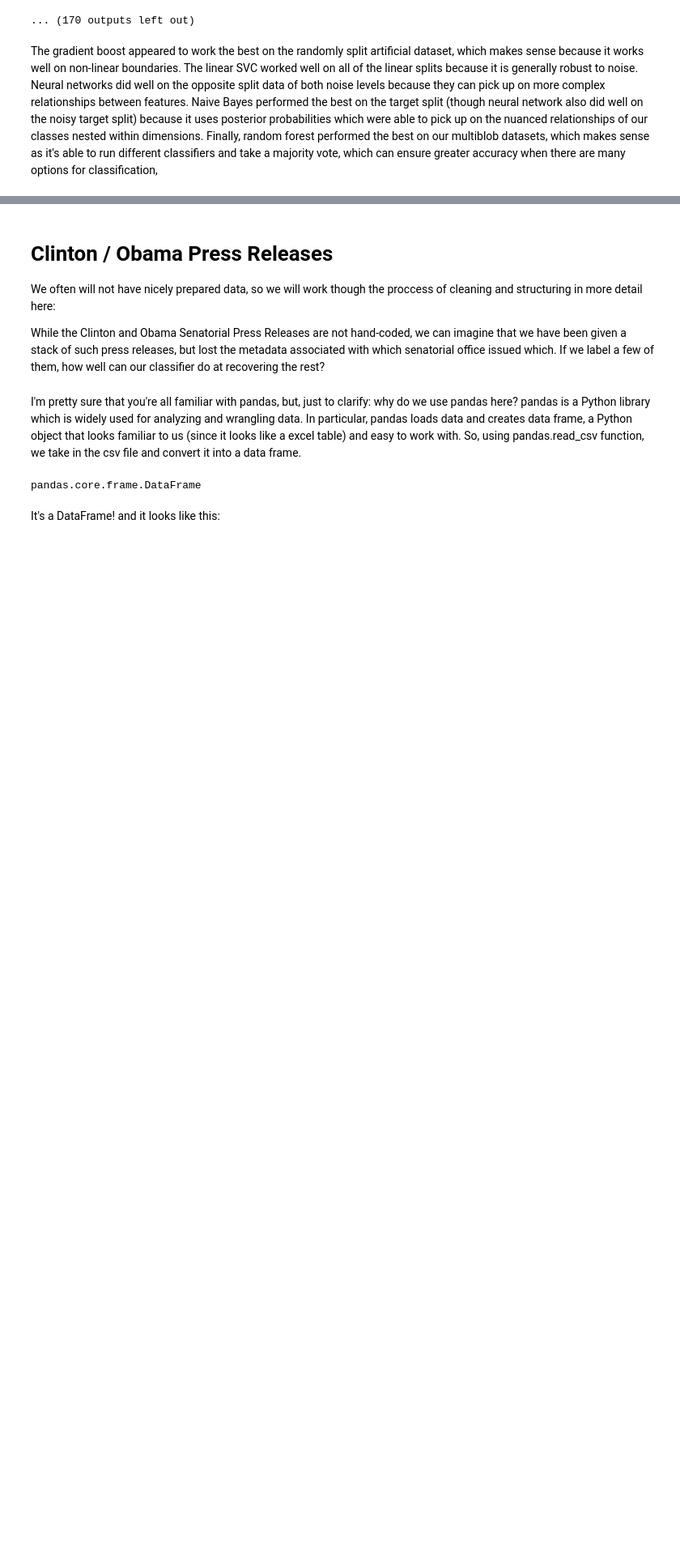
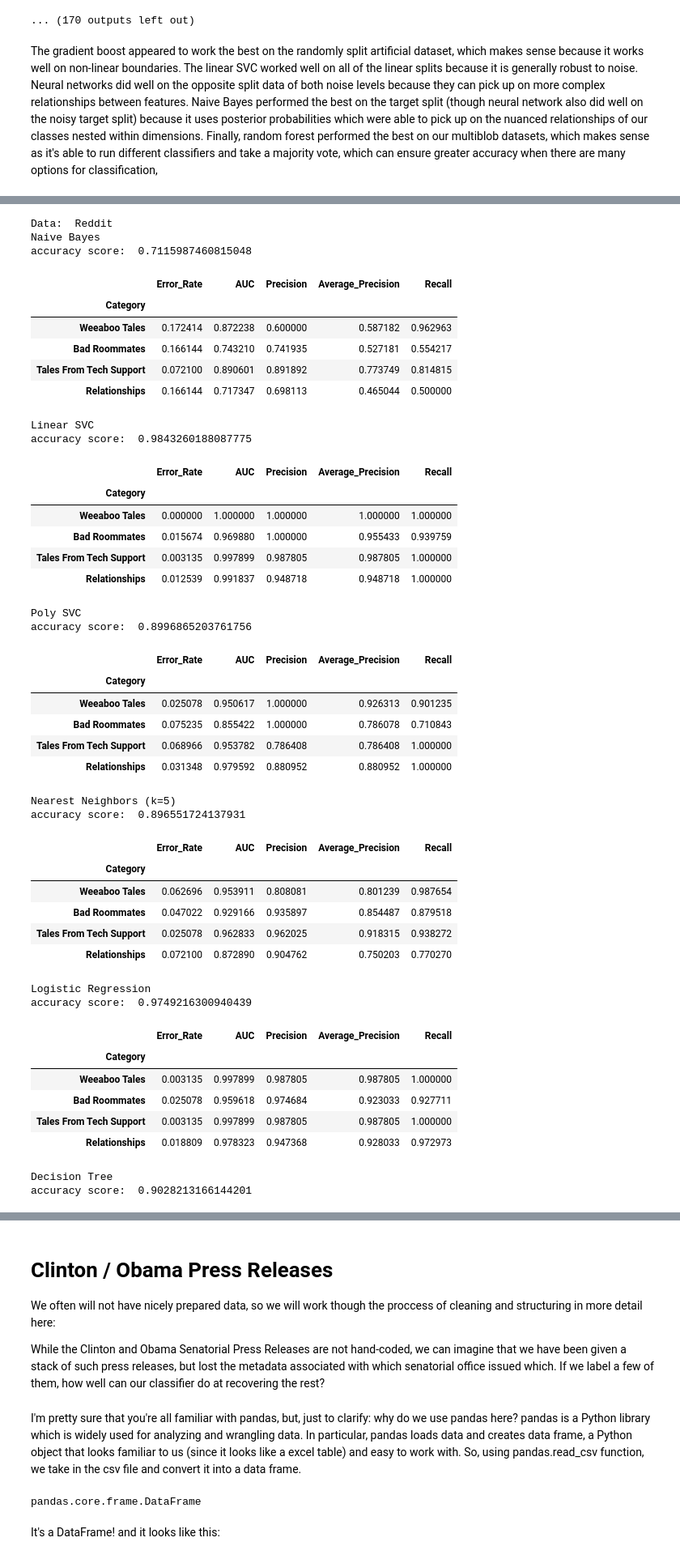
Before and after one commit to lilygrier/Homework-Notebooks, a Jupyter notebook: week-4/4-Classification_lilygrier.ipynb, the cells around one changed output, grey strips where cells are left out. Shown at 81% size. Drawn from its saved outputs; the diff is of its cells as text; code cells hidden in the pictures; blank space fills up the shorter version.

```diff
--- a/week-4/4-Classification_lilygrier.ipynb
+++ b/week-4/4-Classification_lilygrier.ipynb
@@ -383,3 +383,7 @@ accuracy score:  0.54
 ... (170 outputs left out)
 # %% [markdown]
 The gradient boost appeared to work the best on the randomly split artificial dataset, which makes sense because it works well on non-linear boundaries. The linear SVC worked well on all of the linear splits because it is generally robust to noise. Neural networks did well on the opposite split data of both noise levels because they can pick up on more complex relationships between features. Naive Bayes performed the best on the target split (though neural network also did well on the noisy target split) because it uses posterior probabilities which were able to pick up on the nuanced relationships of our classes nested within dimensions. Finally, random forest performed the best on our multiblob datasets, which makes sense as it's able to run different classifiers and take a majority vote, which can ensure greater accuracy when there are many options for classification,
+# %%
+reddit_train, reddit_test = lucem_illud_2020.trainTestSplit(lucem_illud_2020.loadReddit())
+news_train, news_test = lucem_illud_2020.trainTestSplit(lucem_illud_2020.loadNewsGroups())
+senate_small_train, senate_small_test = lucem_illud_2020.trainTestSplit(lucem_illud_2020.loadSenateSmall())
@@ -385,0 +401,52 @@ The gradient boost appeared to work the best on the randomly split artificial da
+# %%
+real_data = {'Reddit': (reddit_train, reddit_test),
+            'News Groups': (news_train, news_test),
+            'Senate Small': (senate_small_train, senate_small_test)}
+# %%
+for data_name, (dfTrain, dfTest) in real_data.items():
+    print('Data: ', data_name)
+    evaluate_classifiers(dfTrain, dfTest)
+# %% [output]
+Data:  Reddit
+Naive Bayes
+accuracy score:  0.7115987460815048
+|  | Error_Rate | AUC | Precision | Average_Precision | Recall |
+| Category |  |  |  |  |  |
+| Weeaboo Tales | 0.172414 | 0.872238 | 0.600000 | 0.587182 | 0.962963 |
+| Bad Roommates | 0.166144 | 0.743210 | 0.741935 | 0.527181 | 0.554217 |
+| Tales From Tech Support | 0.072100 | 0.890601 | 0.891892 | 0.773749 | 0.814815 |
+| Relationships | 0.166144 | 0.717347 | 0.698113 | 0.465044 | 0.500000 |
+Linear SVC
+accuracy score:  0.9843260188087775
+|  | Error_Rate | AUC | Precision | Average_Precision | Recall |
+| Category |  |  |  |  |  |
+| Weeaboo Tales | 0.000000 | 1.000000 | 1.000000 | 1.000000 | 1.000000 |
+| Bad Roommates | 0.015674 | 0.969880 | 1.000000 | 0.955433 | 0.939759 |
+| Tales From Tech Support | 0.003135 | 0.997899 | 0.987805 | 0.987805 | 1.000000 |
+| Relationships | 0.012539 | 0.991837 | 0.948718 | 0.948718 | 1.000000 |
+Poly SVC
+accuracy score:  0.8996865203761756
+|  | Error_Rate | AUC | Precision | Average_Precision | Recall |
+| Category |  |  |  |  |  |
+| Weeaboo Tales | 0.025078 | 0.950617 | 1.000000 | 0.926313 | 0.901235 |
+| Bad Roommates | 0.075235 | 0.855422 | 1.000000 | 0.786078 | 0.710843 |
+| Tales From Tech Support | 0.068966 | 0.953782 | 0.786408 | 0.786408 | 1.000000 |
+| Relationships | 0.031348 | 0.979592 | 0.880952 | 0.880952 | 1.000000 |
+Nearest Neighbors (k=5)
+accuracy score:  0.896551724137931
+|  | Error_Rate | AUC | Precision | Average_Precision | Recall |
+| Category |  |  |  |  |  |
+| Weeaboo Tales | 0.062696 | 0.953911 | 0.808081 | 0.801239 | 0.987654 |
+| Bad Roommates | 0.047022 | 0.929166 | 0.935897 | 0.854487 | 0.879518 |
+| Tales From Tech Support | 0.025078 | 0.962833 | 0.962025 | 0.918315 | 0.938272 |
+| Relationships | 0.072100 | 0.872890 | 0.904762 | 0.750203 | 0.770270 |
+Logistic Regression
+accuracy score:  0.9749216300940439
+|  | Error_Rate | AUC | Precision | Average_Precision | Recall |
+| Category |  |  |  |  |  |
+| Weeaboo Tales | 0.003135 | 0.997899 | 0.987805 | 0.987805 | 1.000000 |
+| Bad Roommates | 0.025078 | 0.959618 | 0.974684 | 0.923033 | 0.927711 |
+| Tales From Tech Support | 0.003135 | 0.997899 | 0.987805 | 0.987805 | 1.000000 |
+| Relationships | 0.018809 | 0.978323 | 0.947368 | 0.928033 | 0.972973 |
+Decision Tree
+accuracy score:  0.9028213166144201
```
Also changed, not shown: parts of 8 cells of this notebook.
